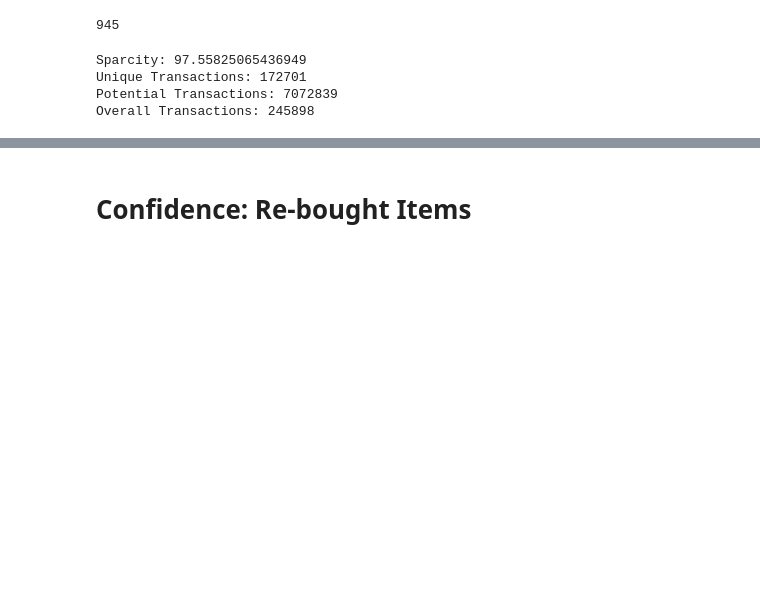
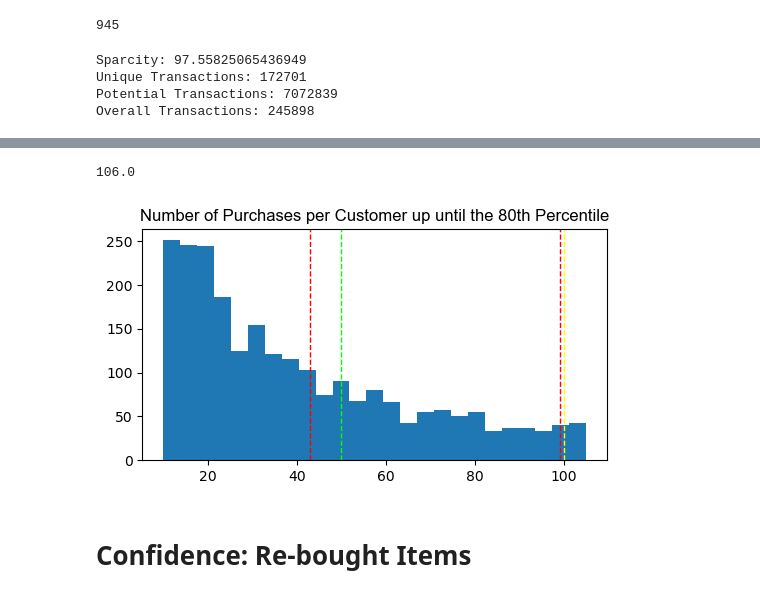
Before and after one commit to uadR1/Master-Thesis-Building-and-Evaluating-Candidate-Generation-Models-with-Neural-Networks, a Jupyter notebook: 01_ExplanatoryDataAnalysis/02_Eda_RecSys.ipynb, the cells around one changed output, grey strips where cells are left out. Cells and saved outputs as stored; diff of their text form; code cells hidden in the pictures; blank space fills up the shorter version.

```diff
--- a/01_ExplanatoryDataAnalysis/02_Eda_RecSys.ipynb
+++ b/01_ExplanatoryDataAnalysis/02_Eda_RecSys.ipynb
@@ -553,0 +556,12 @@ Overall Transactions: 245898
+# %%
+# Create DataFrmmae
+# Group by InvoiceNo and calculate the number of appearances and the product of Quantity and UnitPrice
+df_users = df_rec_sys.groupby('CustomerID').agg({'CustomerID': 'count'})
+
+# Rename the columns
+df_users.columns = ['NumberItems']
+
+# Reset the index
+df_users.reset_index(inplace=True)
+
+df_users.head()
@@ -554,3 +588,23 @@ Overall Transactions: 245898
+# %%
+df_users.NumberItems.quantile(0.80)
+# %% [output]
+106.0
+# %%
+# Define Figure Size
+plt.rcParams["figure.figsize"] = (6,3)
+# Choose
+df_user_hist = df_users[df_users['NumberItems']<106]
+plt.hist(df_user_hist.NumberItems, bins=25)
+plt.axvline(50, color = 'lime', linestyle='dashed', linewidth = 1)
+plt.axvline(100, color = 'yellow', linestyle='dashed', linewidth = 1)
+#plt.axvline(250, color = 'lime', linestyle='dashed', linewidth = 1)
+plt.axvline(df_users.NumberItems.median(), color = 'red', linestyle='dashed', linewidth = 1)
+plt.axvline(df_users.NumberItems.quantile(0.78), color = 'red', linestyle='dashed', linewidth = 1)
+#plt.axvline(df_users.NumberItems.max(), color = 'blue', linestyle='dashed', linewidth = 1)
+plt.title('Number of Purchases per Customer up until the 80th Percentile', fontname='Arial')
+plt.show()
+# %% [output]
+[figure, added]
 # %% [markdown]
 # Confidence: Re-bought Items
 # %%
```
Also changed, not shown: parts of 11 cells of this notebook.
